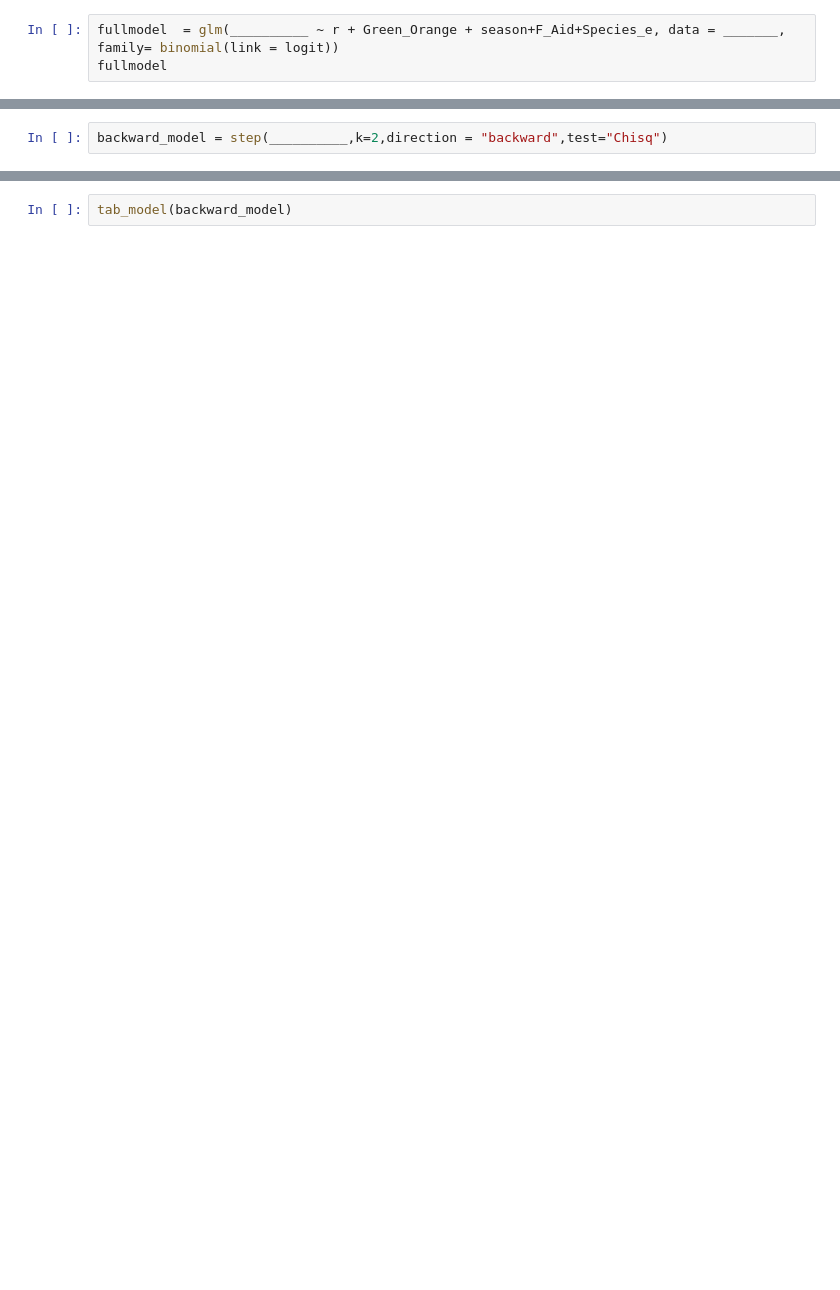
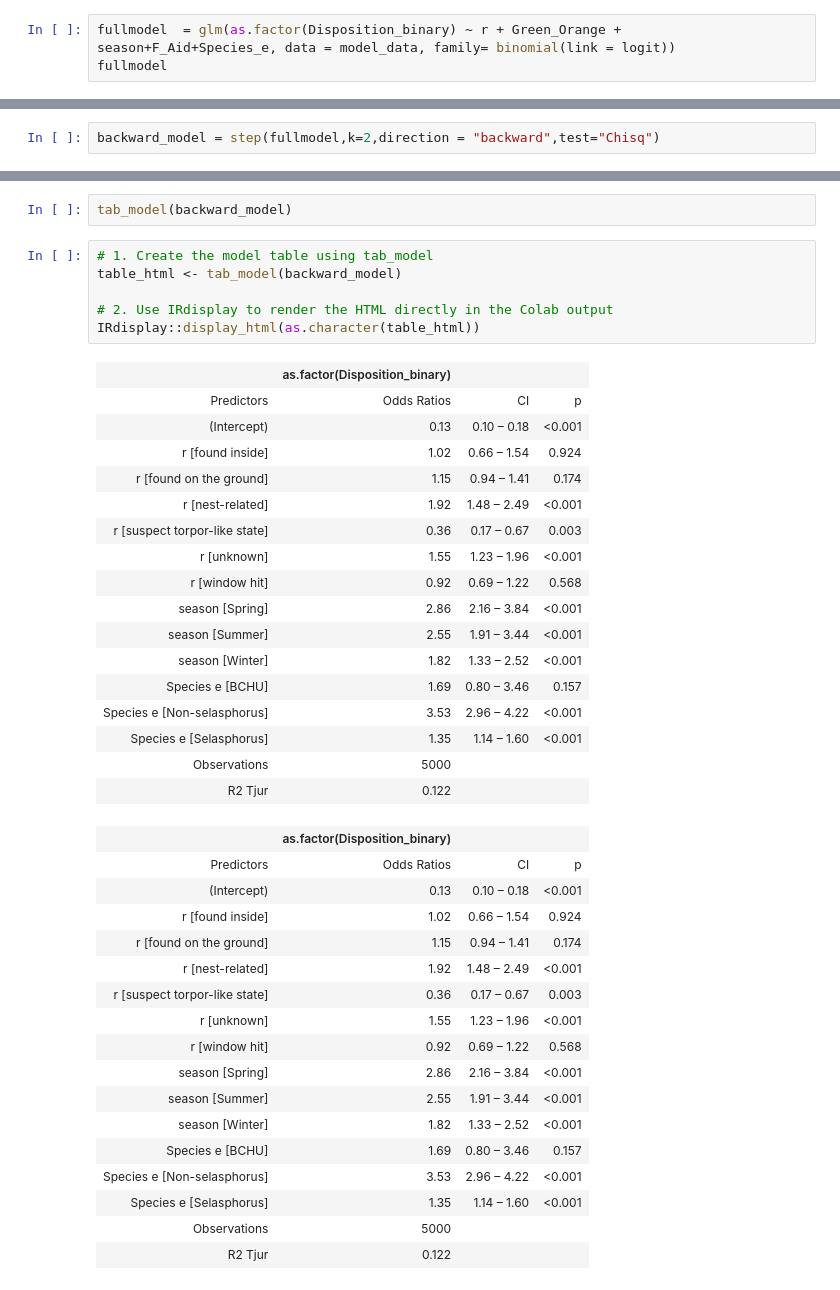
Before and after one commit to hkim9712/MPM_200_Kim, a Jupyter notebook: notebooks/MPM200_Lab3_hummers_survive_HK.ipynb, the cells around one changed output, grey strips where cells are left out. Cells and saved outputs as stored; diff of their text form; blank space fills up the shorter version.

```diff
--- a/notebooks/MPM200_Lab3_hummers_survive_HK.ipynb
+++ b/notebooks/MPM200_Lab3_hummers_survive_HK.ipynb
@@ -549,5 +549,5 @@ ggplot(hall_of_fame_data, aes(x = Admitted_year, y = count, fill = Species_group
 # %% [markdown]
 1. Complete the code and fit a full model
 # %%
-fullmodel  = glm(__________ ~ r + Green_Orange + season+F_Aid+Species_e, data = _______, family= binomial(link = logit))
+fullmodel  = glm(as.factor(Disposition_binary) ~ r + Green_Orange + season+F_Aid+Species_e, data = model_data, family= binomial(link = logit))
 fullmodel
@@ -554,4 +572,4 @@ fullmodel
 # %% [markdown]
 2. use following command with full model to do stepwise model selection
 # %%
-backward_model = step(__________,k=2,direction = "backward",test="Chisq")
+backward_model = step(fullmodel,k=2,direction = "backward",test="Chisq")
@@ -570,2 +654,43 @@ library(sjPlot)
 # %%
 tab_model(backward_model)
+# %%
+# 1. Create the model table using tab_model
+table_html <- tab_model(backward_model)
+
+# 2. Use IRdisplay to render the HTML directly in the Colab output
+IRdisplay::display_html(as.character(table_html))
+# %% [output]
+|  | as.factor(Disposition_binary) |  |  |
+| Predictors | Odds Ratios | CI | p |
+| (Intercept) | 0.13 | 0.10 – 0.18 | <0.001 |
+| r [found inside] | 1.02 | 0.66 – 1.54 | 0.924 |
+| r [found on the ground] | 1.15 | 0.94 – 1.41 | 0.174 |
+| r [nest-related] | 1.92 | 1.48 – 2.49 | <0.001 |
+| r [suspect torpor-like state] | 0.36 | 0.17 – 0.67 | 0.003 |
+| r [unknown] | 1.55 | 1.23 – 1.96 | <0.001 |
+| r [window hit] | 0.92 | 0.69 – 1.22 | 0.568 |
+| season [Spring] | 2.86 | 2.16 – 3.84 | <0.001 |
+| season [Summer] | 2.55 | 1.91 – 3.44 | <0.001 |
+| season [Winter] | 1.82 | 1.33 – 2.52 | <0.001 |
+| Species e [BCHU] | 1.69 | 0.80 – 3.46 | 0.157 |
+| Species e [Non-selasphorus] | 3.53 | 2.96 – 4.22 | <0.001 |
+| Species e [Selasphorus] | 1.35 | 1.14 – 1.60 | <0.001 |
+| Observations | 5000 |  |  |
+| R2 Tjur | 0.122 |  |  |
+|  | as.factor(Disposition_binary) |  |  |
+| Predictors | Odds Ratios | CI | p |
+| (Intercept) | 0.13 | 0.10 – 0.18 | <0.001 |
+| r [found inside] | 1.02 | 0.66 – 1.54 | 0.924 |
+| r [found on the ground] | 1.15 | 0.94 – 1.41 | 0.174 |
+| r [nest-related] | 1.92 | 1.48 – 2.49 | <0.001 |
+| r [suspect torpor-like state] | 0.36 | 0.17 – 0.67 | 0.003 |
+| r [unknown] | 1.55 | 1.23 – 1.96 | <0.001 |
+| r [window hit] | 0.92 | 0.69 – 1.22 | 0.568 |
+| season [Spring] | 2.86 | 2.16 – 3.84 | <0.001 |
+| season [Summer] | 2.55 | 1.91 – 3.44 | <0.001 |
+| season [Winter] | 1.82 | 1.33 – 2.52 | <0.001 |
+| Species e [BCHU] | 1.69 | 0.80 – 3.46 | 0.157 |
+| Species e [Non-selasphorus] | 3.53 | 2.96 – 4.22 | <0.001 |
+| Species e [Selasphorus] | 1.35 | 1.14 – 1.60 | <0.001 |
+| Observations | 5000 |  |  |
+| R2 Tjur | 0.122 |  |  |
```
Also changed, not shown: parts of 11 cells of this notebook.
